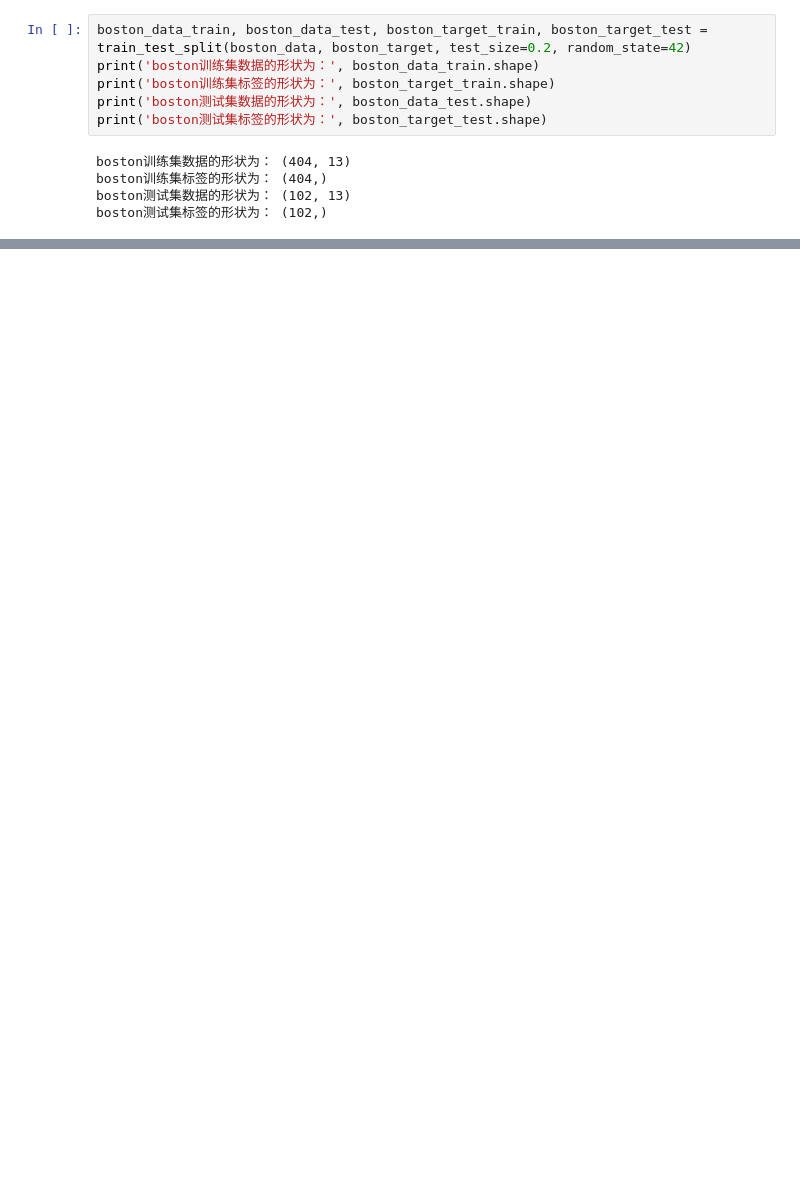
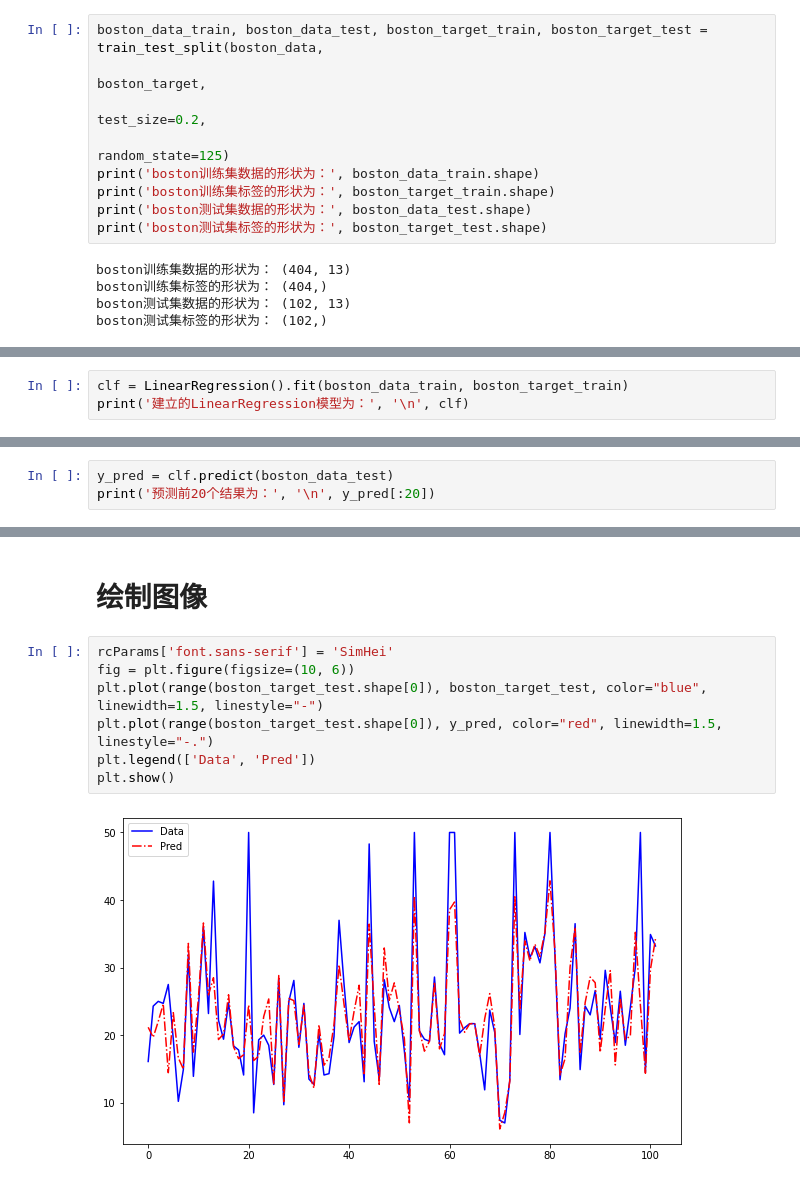
Before and after one commit to BlankSpacePlus/python-boston-analysis, a Jupyter notebook: src/boston.ipynb, the cells around one changed output, grey strips where cells are left out. Drawn from its saved outputs; the diff is of its cells as text; blank space fills up the shorter version.

Commit message:
update boston data analysis

```diff
--- a/src/boston.ipynb
+++ b/src/boston.ipynb
@@ -25,5 +36,8 @@ boston数据集特征名的形状为： (13,)
 # %%
-boston_data_train, boston_data_test, boston_target_train, boston_target_test = train_test_split(boston_data, boston_target, test_size=0.2, random_state=42)
+boston_data_train, boston_data_test, boston_target_train, boston_target_test = train_test_split(boston_data,
+                                                                                                boston_target,
+                                                                                                test_size=0.2,
+                                                                                                random_state=125)
 print('boston训练集数据的形状为：', boston_data_train.shape)
 print('boston训练集标签的形状为：', boston_target_train.shape)
 print('boston测试集数据的形状为：', boston_data_test.shape)
@@ -63,0 +84,3 @@ print('降维后boston数据集数据训练集的形状为：', boston_testPca.s
+# %%
+clf = LinearRegression().fit(boston_data_train, boston_target_train)
+print('建立的LinearRegression模型为：', '\n', clf)
@@ -63,0 +92,3 @@ print('降维后boston数据集数据训练集的形状为：', boston_testPca.s
+# %%
+y_pred = clf.predict(boston_data_test)
+print('预测前20个结果为：', '\n', y_pred[:20])
@@ -63,0 +113,11 @@ print('降维后boston数据集数据训练集的形状为：', boston_testPca.s
+# %% [markdown]
+# 绘制图像
+# %%
+rcParams['font.sans-serif'] = 'SimHei'
+fig = plt.figure(figsize=(10, 6))
+plt.plot(range(boston_target_test.shape[0]), boston_target_test, color="blue", linewidth=1.5, linestyle="-")
+plt.plot(range(boston_target_test.shape[0]), y_pred, color="red", linewidth=1.5, linestyle="-.")
+plt.legend(['Data', 'Pred'])
+plt.show()
+# %% [output]
+[figure, added]
```
Also changed, not shown: parts of 14 cells of this notebook, 1 other file.
